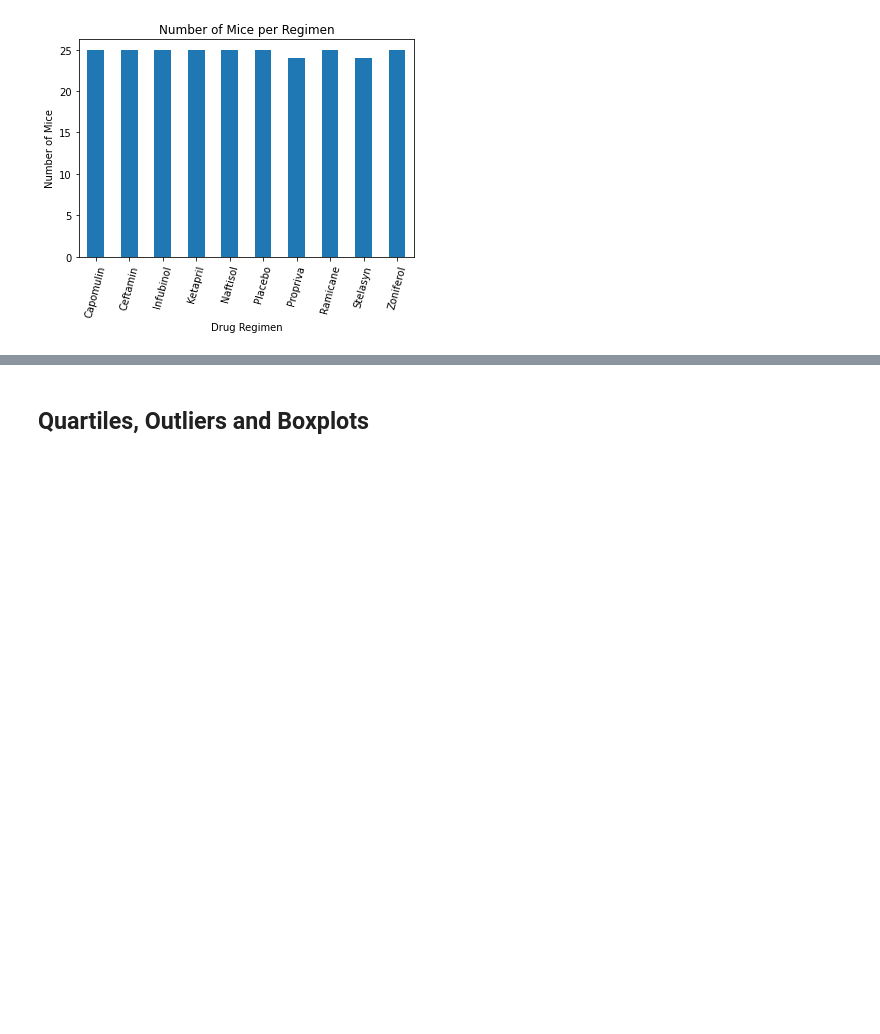
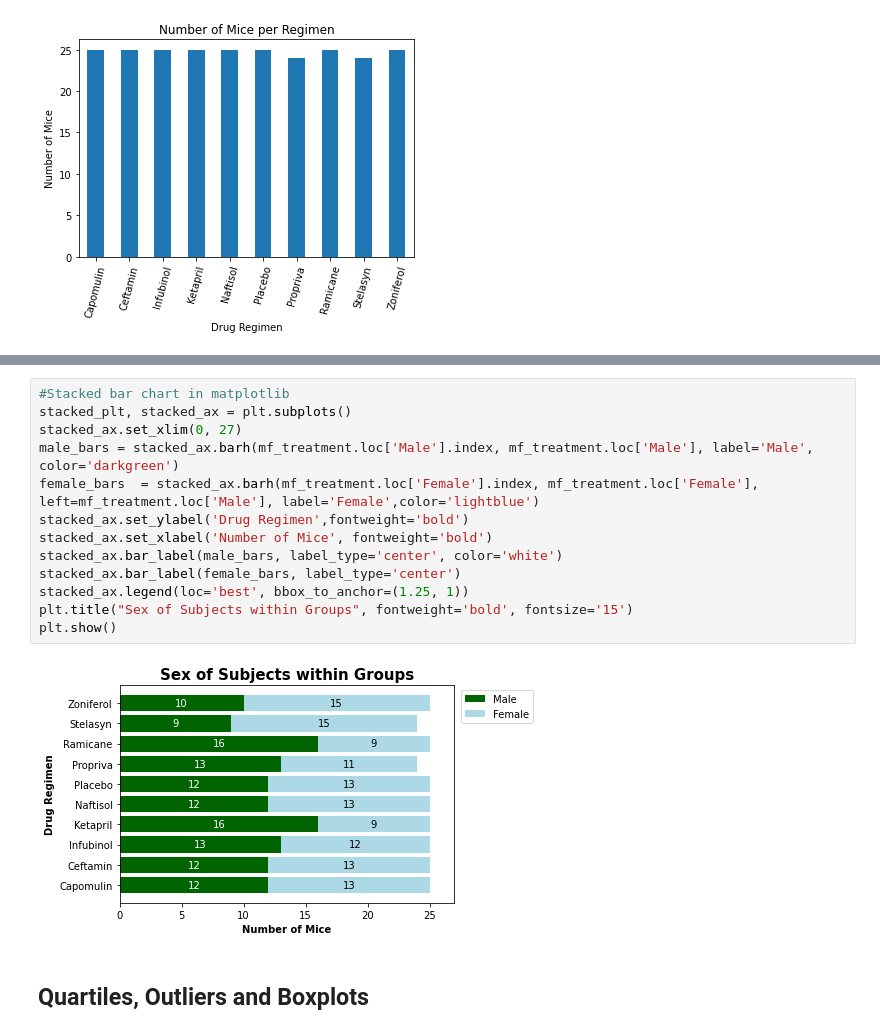
Before and after one commit to Alex-Saunders-Codes/matplotlib-challenge, a Jupyter notebook: pymaceuticals.ipynb, the cells around one changed output, grey strips where cells are left out. Saved outputs shown, nothing was run; the diff lists cells and outputs as text; blank space fills up the shorter version.

```diff
--- a/pymaceuticals.ipynb
+++ b/pymaceuticals.ipynb
@@ -152,3 +185,18 @@ AttributeError: 'AxesSubplot' object has no attribute 'bar_label'
+# %%
+#Stacked bar chart in matplotlib
+stacked_plt, stacked_ax = plt.subplots()
+stacked_ax.set_xlim(0, 27)
+male_bars = stacked_ax.barh(mf_treatment.loc['Male'].index, mf_treatment.loc['Male'], label='Male', color='darkgreen')
+female_bars  = stacked_ax.barh(mf_treatment.loc['Female'].index, mf_treatment.loc['Female'], left=mf_treatment.loc['Male'], label='Female',color='lightblue')
+stacked_ax.set_ylabel('Drug Regimen',fontweight='bold')
+stacked_ax.set_xlabel('Number of Mice', fontweight='bold')
+stacked_ax.bar_label(male_bars, label_type='center', color='white')
+stacked_ax.bar_label(female_bars, label_type='center')
+stacked_ax.legend(loc='best', bbox_to_anchor=(1.25, 1))
+plt.title("Sex of Subjects within Groups", fontweight='bold', fontsize='15')
+plt.show()
+# %% [output]
+[figure, added]
 # %% [markdown]
 ## Quartiles, Outliers and Boxplots
 # %%
```
Also changed, not shown: parts of 7 cells of this notebook, 2 other files.
